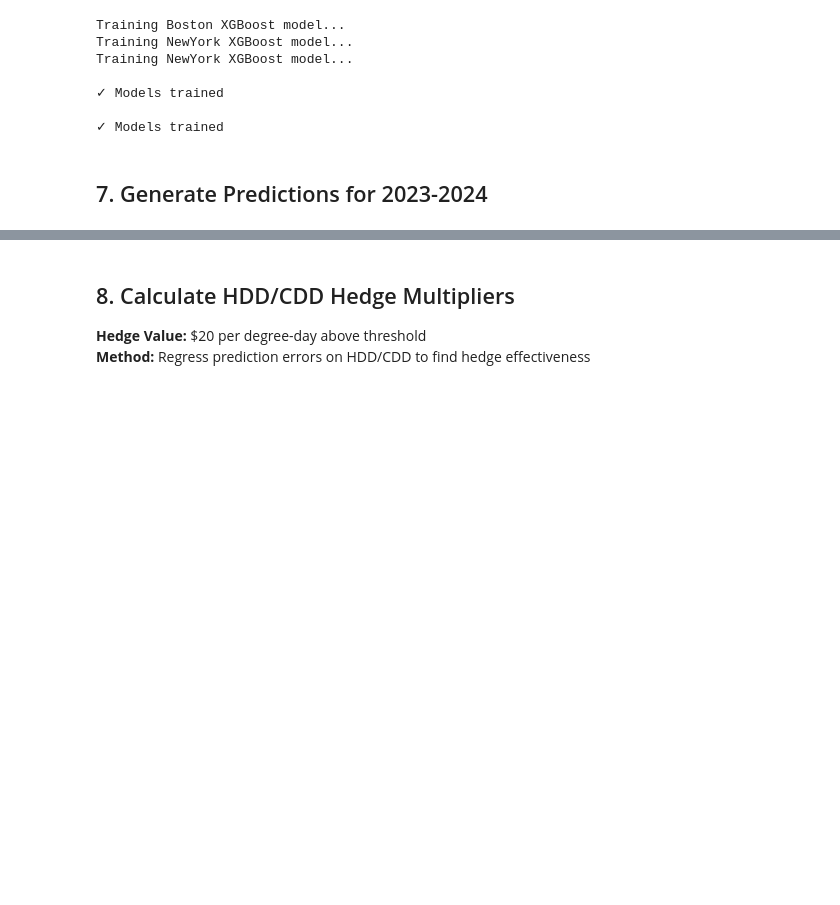
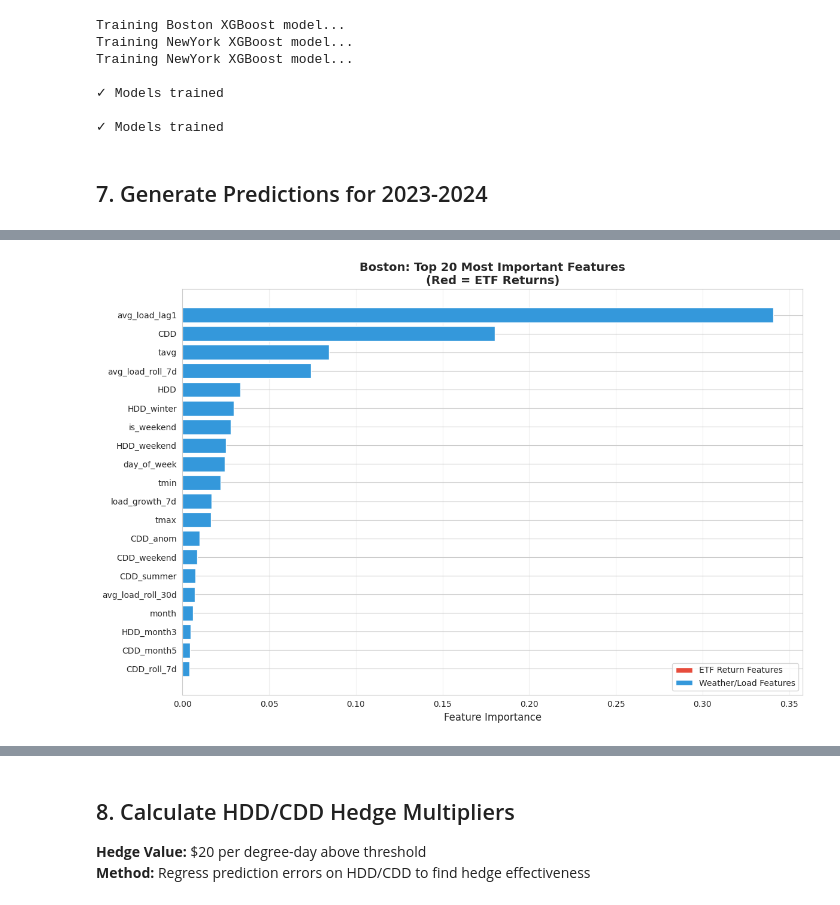
Before and after one commit to KiranReddy0808/Financial-Engineering-Project, a Jupyter notebook: notebooks/HDD_CDD_Hedge_Analysis.ipynb, the cells around one changed output, grey strips where cells are left out. Saved outputs shown, nothing was run; the diff lists cells and outputs as text; code cells hidden in the pictures; blank space fills up the shorter version.

```diff
--- a/notebooks/HDD_CDD_Hedge_Analysis.ipynb
+++ b/notebooks/HDD_CDD_Hedge_Analysis.ipynb
@@ -2617,11 +566,21 @@ def create_features(load_df, temp_df, etf_df, city_name):
     df = df.join(temp_df[['HDD', 'CDD', 'tavg', 'tmin', 'tmax']], how='inner')
 
     # Add ETF returns
+    etf_added = []
     for ticker in etf_tickers:
         ret_col = f'{ticker}_ret'
         if ret_col in etf_df.columns:
+            before_cols = len(df.columns)
             df = df.join(etf_df[[ret_col]], how='left')
-            df[ret_col].fillna(0, inplace=True)
+            after_cols = len(df.columns)
+            if after_cols > before_cols:
+                df[ret_col].fillna(0, inplace=True)
+                etf_added.append(ret_col)
+
+    if etf_added:
+        print(f"  ETF features added: {etf_added}")
+    else:
+        print(f"  WARNING: No ETF features were added!")
 
     # Calendar features
     df['month'] = df.index.month
@@ -2761,0 +725,73 @@ Training NewYork XGBoost model...
+# %%
+# Extract feature importance from trained models
+def plot_feature_importance(model, X_train, city_name, top_n=20):
+    """Plot top N most important features including ETF signals"""
+    importance = model.feature_importances_
+    features = X_train.columns
+
+    # Create dataframe
+    feat_imp_df = pd.DataFrame({
+        'Feature': features,
+        'Importance': importance
+    }).sort_values('Importance', ascending=False)
+
+    # Highlight ETF features
+    feat_imp_df['is_ETF'] = feat_imp_df['Feature'].str.contains('_ret')
+
+    # Top N features
+    top_features = feat_imp_df.head(top_n)
+
+    # Plot
+    fig, ax = plt.subplots(figsize=(12, 8))
+    colors = ['#e74c3c' if is_etf else '#3498db' for is_etf in top_features['is_ETF']]
+
+    ax.barh(range(len(top_features)), top_features['Importance'], color=colors)
+    ax.set_yticks(range(len(top_features)))
+    ax.set_yticklabels(top_features['Feature'])
+    ax.invert_yaxis()
+    ax.set_xlabel('Feature Importance', fontsize=12)
+    ax.set_title(f'{city_name}: Top {top_n} Most Important Features\n(Red = ETF Returns)',
+                 fontsize=14, fontweight='bold')
+    ax.grid(True, alpha=0.3, axis='x')
+
+    # Add legend
+    from matplotlib.patches import Patch
+    legend_elements = [
+        Patch(facecolor='#e74c3c', label='ETF Return Features'),
+        Patch(facecolor='#3498db', label='Weather/Load Features')
+    ]
+    ax.legend(handles=legend_elements, loc='lower right')
+
+    plt.tight_layout()
+    plt.savefig(f'../data/images/feature_importance_{city_name.lower()}.png', dpi=150, bbox_inches='tight')
+    plt.show()
+
+    return feat_imp_df
+
+# Analyze feature importance for both cities
+print("=" * 70)
+print("FEATURE IMPORTANCE ANALYSIS")
+print("=" * 70)
+
+print("\n### BOSTON ###")
+feat_imp_boston = plot_feature_importance(model_boston, X_train_bos, 'Boston')
+
+# Show ETF feature rankings
+etf_features_boston = feat_imp_boston[feat_imp_boston['is_ETF']]
+print(f"\nETF Feature Rankings (out of {len(feat_imp_boston)} total features):")
+for idx, row in etf_features_boston.iterrows():
+    rank = feat_imp_boston.index.get_loc(idx) + 1
+    print(f"  Rank {rank:2d}: {row['Feature']:12s} - Importance: {row['Importance']:.6f}")
+
+print("\n### NEW YORK ###")
+feat_imp_ny = plot_feature_importance(model_ny, X_train_ny, 'NewYork')
+
+# Show ETF feature rankings
+etf_features_ny = feat_imp_ny[feat_imp_ny['is_ETF']]
+print(f"\nETF Feature Rankings (out of {len(feat_imp_ny)} total features):")
+for idx, row in etf_features_ny.iterrows():
+    rank = feat_imp_ny.index.get_loc(idx) + 1
+    print(f"  Rank {rank:2d}: {row['Feature']:12s} - Importance: {row['Importance']:.6f}")
+
+print("\n✓ Feature importance analysis complete")
+# %% [output]
@@ -2761,0 +803 @@ Training NewYork XGBoost model...
+[figure, added]
```
Also changed, not shown: parts of 63 cells of this notebook, 31 other files.
